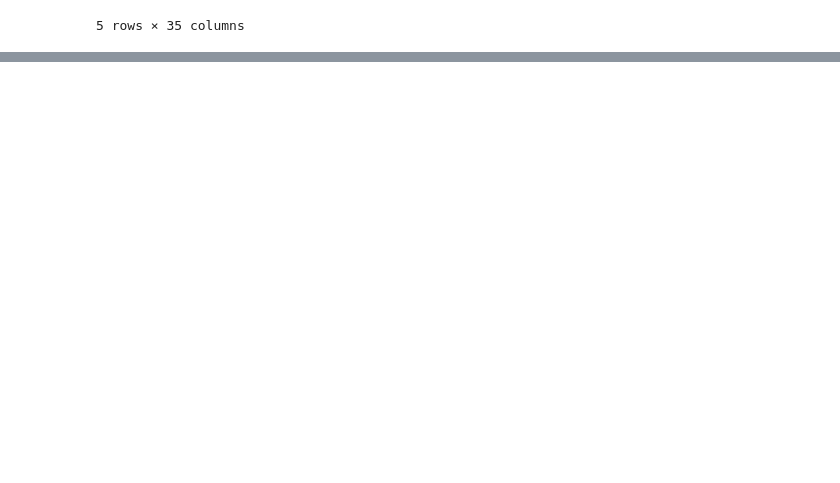
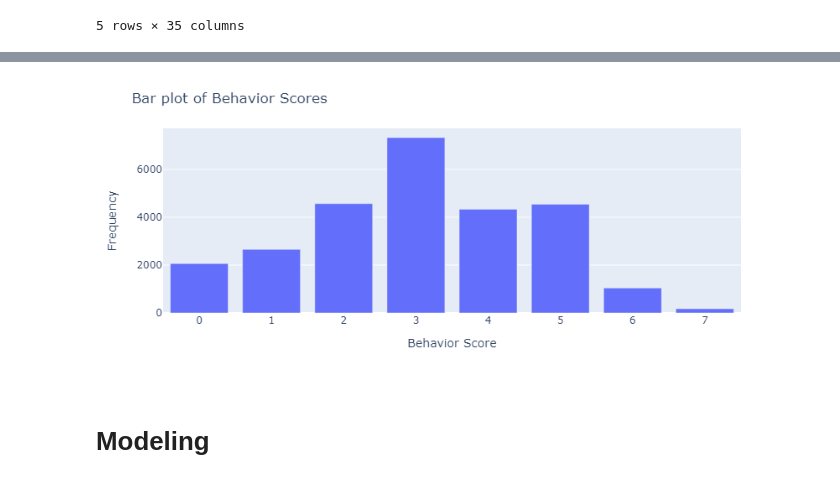
Before and after one commit to Rgmoogachiri/DSC-phase-3-project, a Jupyter notebook: H1N1_and_seasonal_flu_vaccines_prediction.ipynb, the cells around one changed output, grey strips where cells are left out. Saved outputs shown, nothing was run; the diff lists cells and outputs as text; code cells hidden in the pictures; blank space fills up the shorter version.

```diff
--- a/H1N1_and_seasonal_flu_vaccines_prediction.ipynb
+++ b/H1N1_and_seasonal_flu_vaccines_prediction.ipynb
@@ -59,0 +247,13 @@ test_validation_df.head()
+# %%
+# For numeric data, impute with median
+impute=['h1n1_concern','h1n1_knowledge','behavioral_antiviral_meds','behavioral_avoidance',
+        'behavioral_face_mask','behavioral_wash_hands','behavioral_large_gatherings',
+        'behavioral_outside_home','behavioral_touch_face','doctor_recc_h1n1'
+        ,'doctor_recc_seasonal','chronic_med_condition','child_under_6_months','health_worker',
+        'opinion_h1n1_vacc_effective'
+        ,'opinion_h1n1_risk','opinion_h1n1_sick_from_vacc','opinion_seas_vacc_effective',
+        'opinion_seas_risk','opinion_seas_sick_from_vacc',
+        'household_adults','household_children','h1n1_vaccine','seasonal_vaccine']
+
+for i in impute:
+    merged_df[i].fillna(merged_df[i].median(),inplace=True)
@@ -59,0 +303,5 @@ test_validation_df.head()
+# %%
+# Drop columns with seasonal information
+merged_df.drop(columns=['doctor_recc_seasonal','opinion_seas_vacc_effective',  'opinion_seas_risk',
+                        'opinion_seas_sick_from_vacc', 'seasonal_vaccine'
+                       ], inplace = True)
@@ -59,0 +348,4 @@ test_validation_df.head()
+# %%
+# Get the columns with `behavior` attributes
+behavior_cols = [col for col in merged_df.columns if 'behavioral' in col]
+behavior_cols
@@ -59,0 +360,3 @@ test_validation_df.head()
+# %%
+# Create the `behavior_score` variable
+merged_df['behavior_score'] = merged_df[behavior_cols].sum(axis=1)
@@ -59,0 +377,23 @@ test_validation_df.head()
+# %%
+# Plot the distribution
+import plotly.express as px
+# Plot the distribution
+
+# Get the value counts of 'behavior_score'
+value_counts = merged_df['behavior_score'].value_counts()
+
+# Create a bar chart using Plotly
+fig = px.bar(value_counts, x=value_counts.index, y=value_counts.values)
+
+# Set labels and title
+fig.update_layout(
+    xaxis_title='Behavior Score',
+    yaxis_title='Frequency',
+    title='Bar plot of Behavior Scores'
+)
+
+# Show the plot
+# %% [output]
+[figure, added]
+# %% [markdown]
+# Modeling
```
Also changed, not shown: parts of 32 cells of this notebook, 1 other file.
